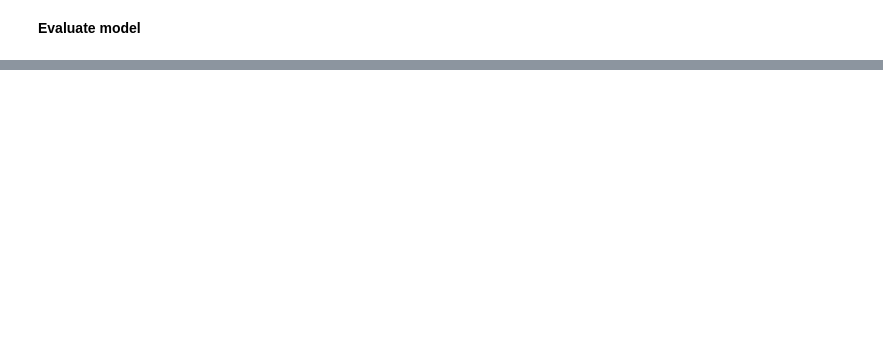
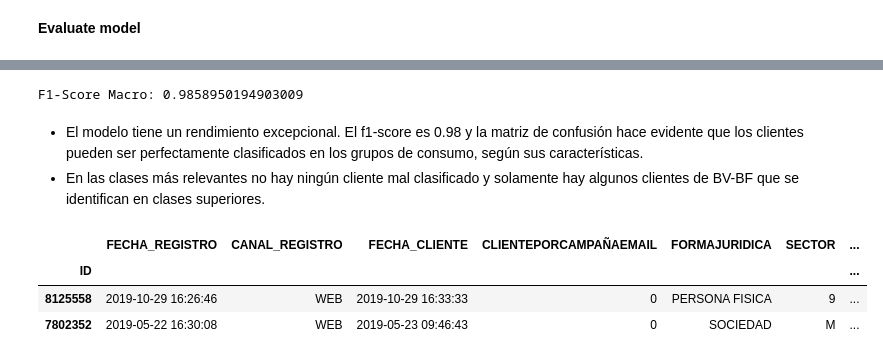
Before and after one commit to cperezh/segmentacion_clientes, a Jupyter notebook: M4 Desarrollo Iter2.ipynb, the cells around one changed output, grey strips where cells are left out. Cells and saved outputs as stored; diff of their text form; code cells hidden in the pictures; blank space fills up the shorter version.

```diff
--- a/M4 Desarrollo Iter2.ipynb
+++ b/M4 Desarrollo Iter2.ipynb
@@ -1583,3 +1651,20 @@ ConfusionMatrixDisplay.from_predictions(y_test, y_pred, display_labels=df_labels
+# %%
+f1_macro = f1_score(y_test, y_pred, average='macro')
+print(f"F1-Score Macro: {f1_macro}")
+# %% [output]
+F1-Score Macro: 0.9858950194903009
+# %% [markdown]
+- El modelo tiene un rendimiento excepcional. El f1-score es 0.98 y la matriz de confusión hace evidente que los clientes pueden ser perfectamente clasificados en los grupos de consumo, según sus características.
+- En las clases más relevantes no hay ningún cliente mal clasificado y solamente hay algunos clientes de BV-BF que se identifican en clases superiores.
+# %%
+df_av_af = df_clientes_csv_rfm_with_label[df_clientes_csv_rfm_with_label["class_desc_short"]=="AV-AF"]
+# %%
+df_av_af
+# %% [output]
+|  | FECHA_REGISTRO | CANAL_REGISTRO | FECHA_CLIENTE | CLIENTEPORCAMPAÑAEMAIL | FORMAJURIDICA | SECTOR | ... |
+| ID |  |  |  |  |  |  | ... |
+| 8125558 | 2019-10-29 16:26:46 | WEB | 2019-10-29 16:33:33 | 0 | PERSONA FISICA | 9 | ... |
+| 7802352 | 2019-05-22 16:30:08 | WEB | 2019-05-23 09:46:43 | 0 | SOCIEDAD | M | ... |
 # %%
 probabilidades = clf.predict_proba(X_test)
 
```
Also changed, not shown: parts of 20 cells of this notebook, 1 other file.
